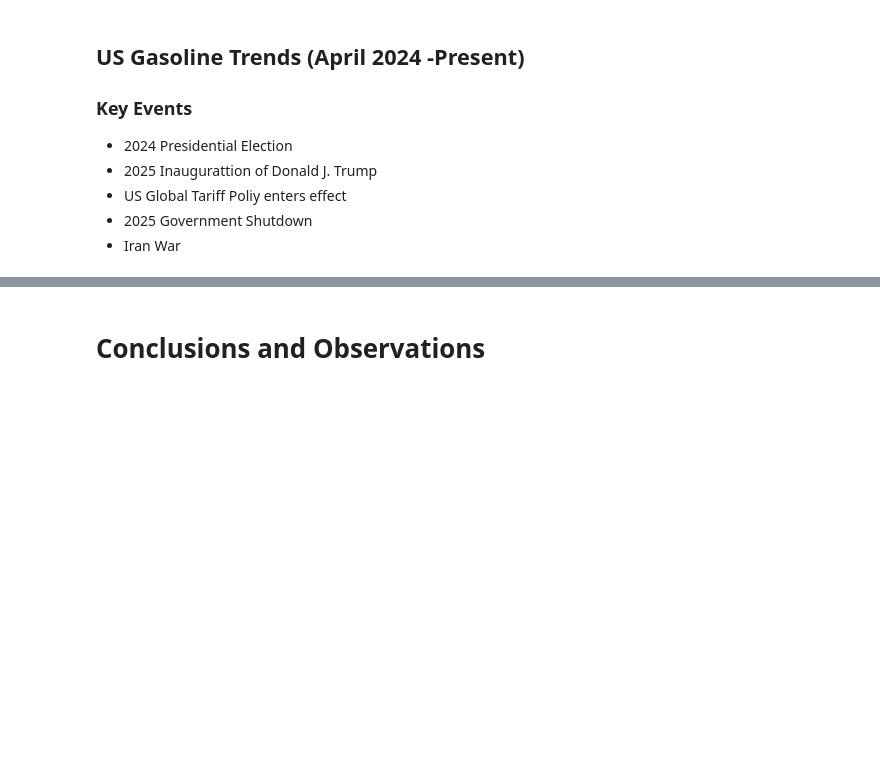
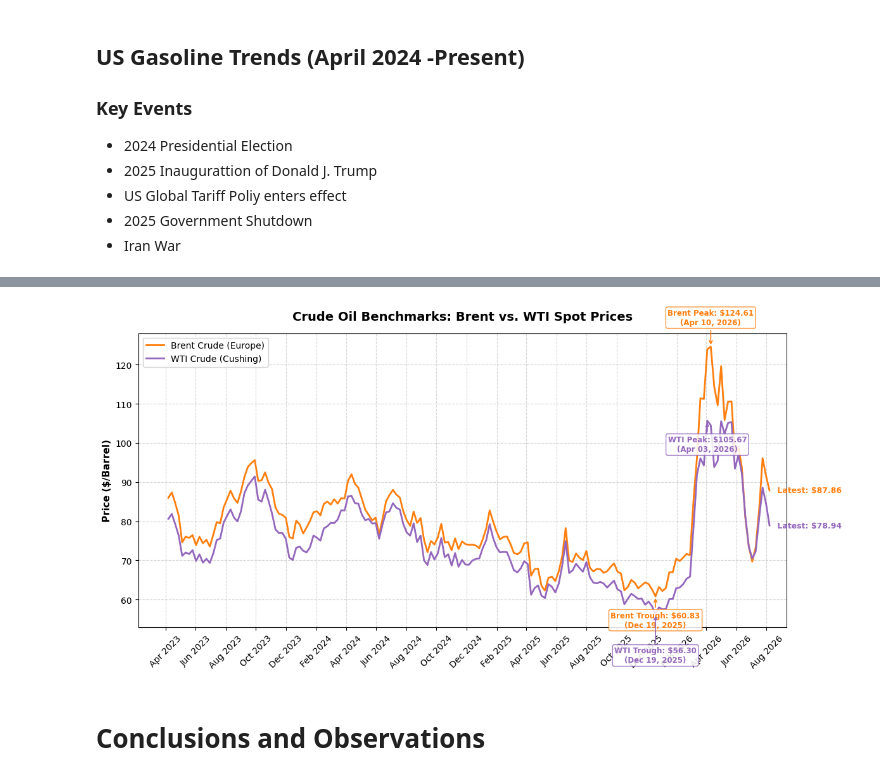
Before and after one commit to B-Ali04/Introduction-to-Machine-Learning-Using-Python-, a Jupyter notebook: 6. Applied Case Studies/U.S. National Gas Prices.ipynb, the cells around one changed output, grey strips where cells are left out. Cells and saved outputs as stored; diff of their text form; code cells hidden in the pictures; blank space fills up the shorter version.

```diff
--- a/6. Applied Case Studies/U.S. National Gas Prices.ipynb
+++ b/6. Applied Case Studies/U.S. National Gas Prices.ipynb
@@ -240,3 +245,88 @@ plt.show()
+# %%
+start = datetime(2023, 4, 1)
+end = datetime.now()
+plot_start = '2023-04-01'
+
+crude_series = {
+    'Brent Crude (Europe)': {'id': 'WCOILBRENTEU', 'color': '#ff7f0e'},
+    'WTI Crude (Cushing)': {'id': 'WCOILWTICO', 'color': '#9467bd'}
+}
+
+raw_data = {}
+for label, meta in crude_series.items():
+    df = web.DataReader(meta['id'], 'fred', start, end)
+    raw_data[label] = df[meta['id']]
+
+df_crude = pd.DataFrame(raw_data)
+df_plot = df_crude.loc[plot_start:]
+
+fig, ax = plt.subplots(figsize=(12, 6))
+
+for label, meta in crude_series.items():
+    series = df_plot[label].dropna()
+    ax.plot(series.index, series, label=label, color=meta['color'], linewidth=2.0)
+
+    peak_dt, peak_val = series.idxmax(), series.max()
+    trough_dt, trough_val = series.idxmin(), series.min()
+    latest_dt, latest_val = series.index[-1], series.iloc[-1]
+
+    is_brent = 'Brent' in label
+
+    peak_xytext = (0, 25) if is_brent else (0, -35)
+    trough_xytext = (0, -35) if is_brent else (0, -55)
+
+    ax.annotate(
+        f'{label.split()[0]} Peak: ${peak_val:.2f}\n({peak_dt.strftime("%b %d, %Y")})',
+        xy=(peak_dt, peak_val),
+        xytext=peak_xytext,
+        textcoords='offset points',
+        ha='center',
+        arrowprops=dict(arrowstyle='->', color=meta['color'], lw=1.2),
+        fontsize=8.5,
+        fontweight='bold',
+        color=meta['color'],
+        bbox=dict(boxstyle='round,pad=0.25', facecolor='white', edgecolor=meta['color'], alpha=0.85)
+    )
+
+    ax.annotate(
+        f'{label.split()[0]} Trough: ${trough_val:.2f}\n({trough_dt.strftime("%b %d, %Y")})',
+        xy=(trough_dt, trough_val),
+        xytext=trough_xytext,
+        textcoords='offset points',
+        ha='center',
+        arrowprops=dict(arrowstyle='->', color=meta['color'], lw=1.2),
+        fontsize=8.5,
+        fontweight='bold',
+        color=meta['color'],
+        bbox=dict(boxstyle='round,pad=0.25', facecolor='white', edgecolor=meta['color'], alpha=0.85)
+    )
+
+    ax.annotate(
+        f' Latest: ${latest_val:.2f}',
+        xy=(latest_dt, latest_val),
+        xytext=(6, 0),
+        textcoords='offset points',
+        va='center',
+        fontsize=9,
+        fontweight='bold',
+        color=meta['color']
+    )
+
+ax.set_xlim(right=df_plot.index[-1] + pd.Timedelta(days=35))  # Padding for latest labels
+ax.set_ylabel('Price ($/Barrel)', fontsize=11, fontweight='bold')
+ax.set_title('Crude Oil Benchmarks: Brent vs. WTI Spot Prices', fontsize=14, fontweight='bold', pad=15)
+
+ax.xaxis.set_major_formatter(mdates.DateFormatter('%b %Y'))
+ax.xaxis.set_major_locator(mdates.MonthLocator(interval=2))
+plt.xticks(rotation=45)
+
+ax.legend(loc='upper left', frameon=True, facecolor='white', framealpha=0.9)
+ax.grid(True, linestyle='--', alpha=0.5)
+
+plt.tight_layout()
+plt.show()
+# %% [output]
+[figure, added]
 # %% [markdown]
 # Conclusions and Observations
 # %% [markdown]
```
Also changed, not shown: parts of 3 cells of this notebook.
